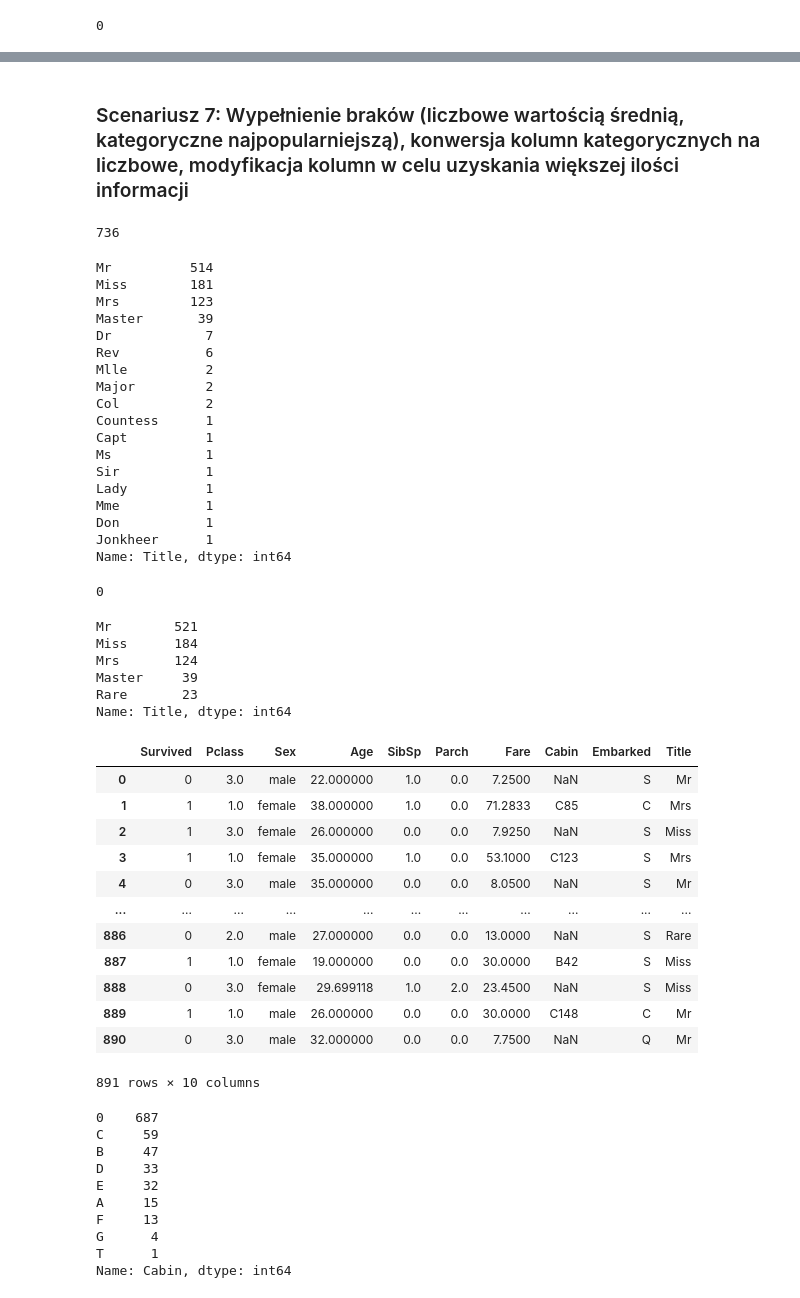
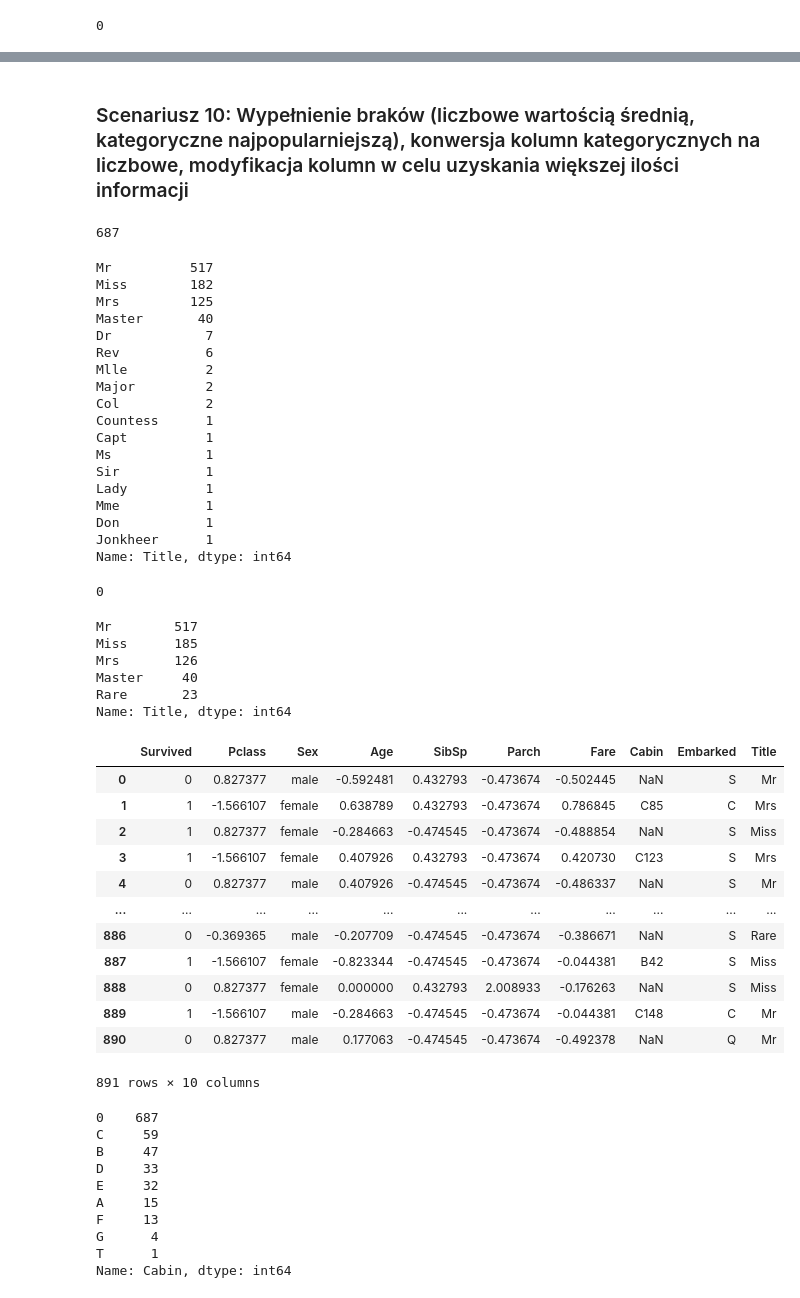
Before and after one commit to dlitwinski42/PracaMagPreproccessing, a Jupyter notebook: Titanic/Titanic.ipynb, the cells around one changed output, grey strips where cells are left out. Cells and saved outputs as stored; diff of their text form; code cells hidden in the pictures.

```diff
--- a/Titanic/Titanic.ipynb
+++ b/Titanic/Titanic.ipynb
@@ -467,18 +516,18 @@ clf.score(X_test, y_test)
 # %% [markdown]
-### Scenariusz 7: Wypełnienie braków (liczbowe wartością średnią, kategoryczne najpopularniejszą), konwersja kolumn kategorycznych na liczbowe, modyfikacja kolumn w celu uzyskania większej ilości informacji
+### Scenariusz 10: Wypełnienie braków (liczbowe wartością średnią, kategoryczne najpopularniejszą), konwersja kolumn kategorycznych na liczbowe, modyfikacja kolumn w celu uzyskania większej ilości informacji
 # %%
-df_7 = df_copy
-df_7.isna().sum().sum()
+df_10 = df.copy()
+df_10.isna().sum().sum()
 # %% [output]
-736
+687
 # %%
-df_7['Title'] = df_7['Name'].str.extract(' ([A-Za-z]+)\.', expand=False)
-df_7['Title'].value_counts()
+df_10['Title'] = df_10['Name'].str.extract(' ([A-Za-z]+)\.', expand=False)
+df_10['Title'].value_counts()
 # %% [output]
-Mr          514
-Miss        181
-Mrs         123
-Master       39
+Mr          517
+Miss        182
+Mrs         125
+Master       40
 Dr            7
 Rev           6
 Mlle          2
@@ -494,39 +543,39 @@ Don           1
 Jonkheer      1
 Name: Title, dtype: int64
 # %%
-df_7['Title'] = df_7['Title'].fillna(df_7['Title'].mode().iloc[0])
-df_7['Title'].isna().sum()
+df_10['Title'] = df_10['Title'].fillna(df_10['Title'].mode().iloc[0])
+df_10['Title'].isna().sum()
 # %% [output]
 0
 # %%
-df_7['Title'] = df_7['Title'].replace(['Lady', 'Countess','Capt', 'Col','Don', 'Dr',\
+df_10['Title'] = df_10['Title'].replace(['Lady', 'Countess','Capt', 'Col','Don', 'Dr',\
                                             'Major', 'Rev', 'Sir', 'Jonkheer', 'Dona'], 'Rare')
-df_7['Title'] = df_7['Title'].replace('Mlle', 'Miss')
-df_7['Title'] = df_7['Title'].replace('Ms', 'Miss')
-df_7['Title'] = df_7['Title'].replace('Mme', 'Mrs')
-df_7['Title'].value_counts()
+df_10['Title'] = df_10['Title'].replace('Mlle', 'Miss')
+df_10['Title'] = df_10['Title'].replace('Ms', 'Miss')
+df_10['Title'] = df_10['Title'].replace('Mme', 'Mrs')
+df_10['Title'].value_counts()
 # %% [output]
-Mr        521
-Miss      184
-Mrs       124
-Master     39
+Mr        517
+Miss      185
+Mrs       126
+Master     40
 Rare       23
 Name: Title, dtype: int64
 # %%
-df_7 = df_7.drop(['Name','Ticket','PassengerId'],axis=1)
-df_7
+df_10 = df_10.drop(['Name','Ticket','PassengerId'],axis=1)
+df_10
 # %% [output]
 |  | Survived | Pclass | Sex | Age | SibSp | Parch | Fare | Cabin | Embarked | Title |
-| 0 | 0 | 3.0 | male | 22.000000 | 1.0 | 0.0 | 7.2500 | NaN | S | Mr |
-| 1 | 1 | 1.0 | female | 38.000000 | 1.0 | 0.0 | 71.2833 | C85 | C | Mrs |
-| 2 | 1 | 3.0 | female | 26.000000 | 0.0 | 0.0 | 7.9250 | NaN | S | Miss |
-| 3 | 1 | 1.0 | female | 35.000000 | 1.0 | 0.0 | 53.1000 | C123 | S | Mrs |
-| 4 | 0 | 3.0 | male | 35.000000 | 0.0 | 0.0 | 8.0500 | NaN | S | Mr |
+| 0 | 0 | 0.827377 | male | -0.592481 | 0.432793 | -0.473674 | -0.502445 | NaN | S | Mr |
+| 1 | 1 | -1.566107 | female | 0.638789 | 0.432793 | -0.473674 | 0.786845 | C85 | C | Mrs |
+| 2 | 1 | 0.827377 | female | -0.284663 | -0.474545 | -0.473674 | -0.488854 | NaN | S | Miss |
+| 3 | 1 | -1.566107 | female | 0.407926 | 0.432793 | -0.473674 | 0.420730 | C123 | S | Mrs |
+| 4 | 0 | 0.827377 | male | 0.407926 | -0.474545 | -0.473674 | -0.486337 | NaN | S | Mr |
 | ... | ... | ... | ... | ... | ... | ... | ... | ... | ... | ... |
-| 886 | 0 | 2.0 | male | 27.000000 | 0.0 | 0.0 | 13.0000 | NaN | S | Rare |
-| 887 | 1 | 1.0 | female | 19.000000 | 0.0 | 0.0 | 30.0000 | B42 | S | Miss |
-| 888 | 0 | 3.0 | female | 29.699118 | 1.0 | 2.0 | 23.4500 | NaN | S | Miss |
-| 889 | 1 | 1.0 | male | 26.000000 | 0.0 | 0.0 | 30.0000 | C148 | C | Mr |
-| 890 | 0 | 3.0 | male | 32.000000 | 0.0 | 0.0 | 7.7500 | NaN | Q | Mr |
+| 886 | 0 | -0.369365 | male | -0.207709 | -0.474545 | -0.473674 | -0.386671 | NaN | S | Rare |
+| 887 | 1 | -1.566107 | female | -0.823344 | -0.474545 | -0.473674 | -0.044381 | B42 | S | Miss |
+| 888 | 0 | 0.827377 | female | 0.000000 | 0.432793 | 2.008933 | -0.176263 | NaN | S | Miss |
+| 889 | 1 | -1.566107 | male | -0.284663 | -0.474545 | -0.473674 | -0.044381 | C148 | C | Mr |
+| 890 | 0 | 0.827377 | male | 0.177063 | -0.474545 | -0.473674 | -0.492378 | NaN | Q | Mr |
 891 rows × 10 columns
 # %%
```
Also changed, not shown: parts of 102 cells of this notebook, 13 other files.
